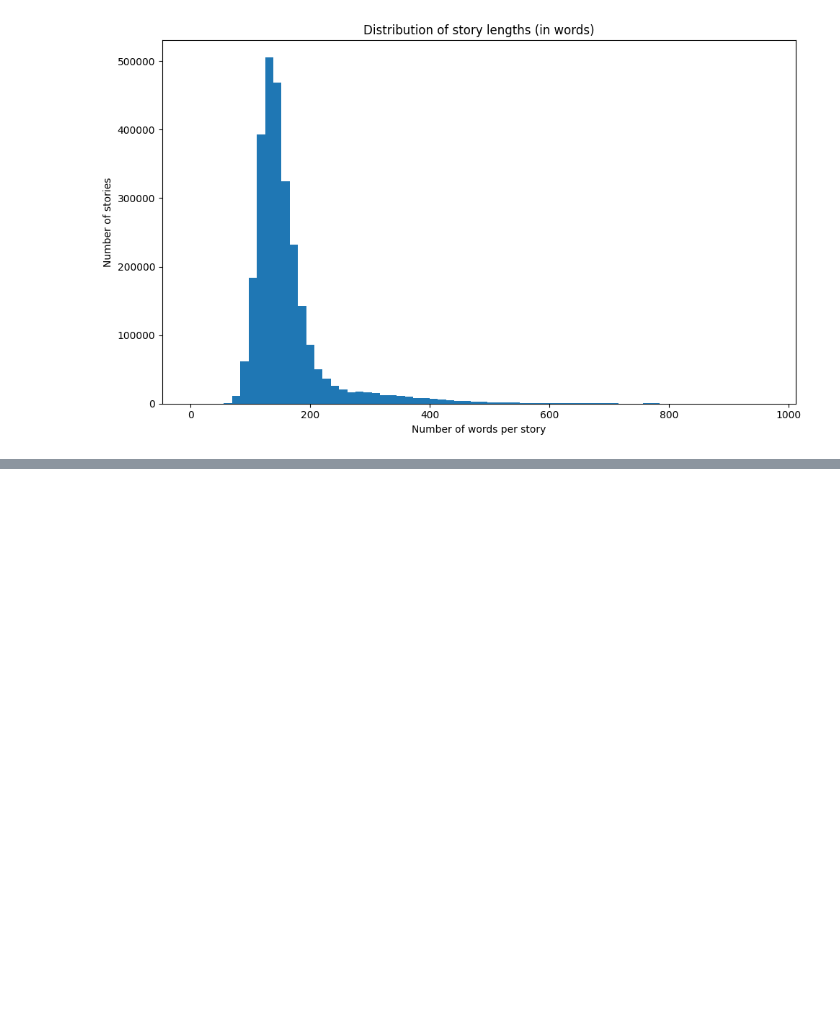
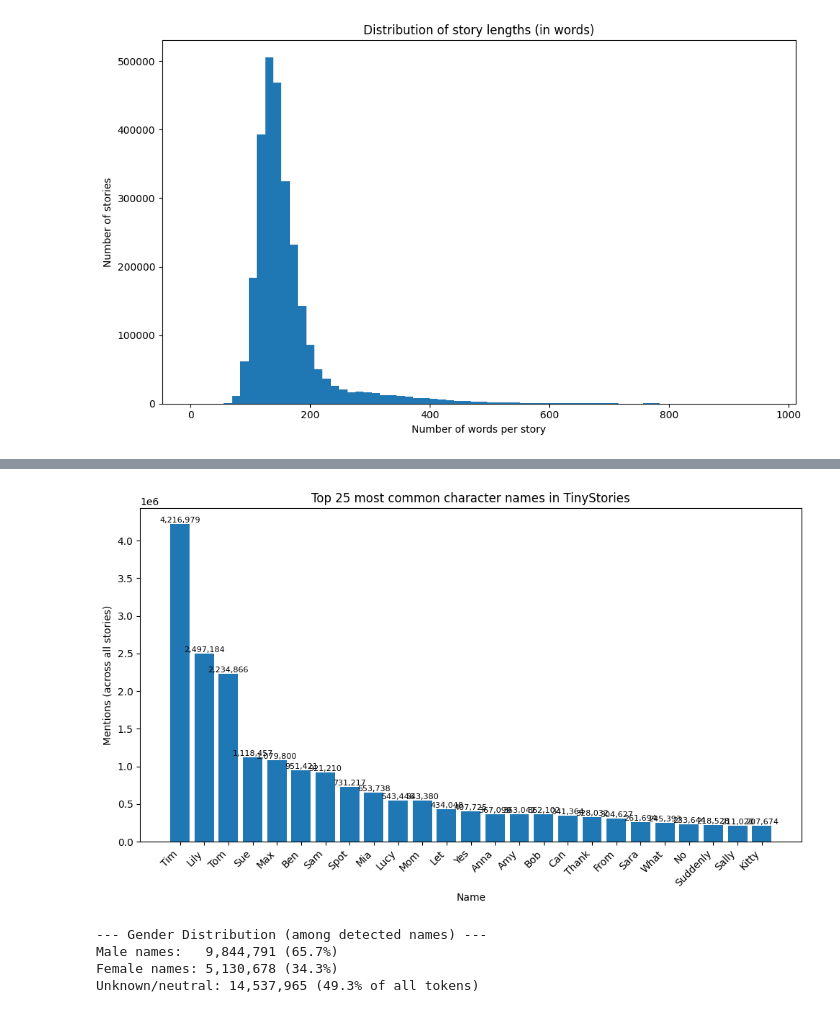
Before and after one commit to bschink/pocket-narrator, a Jupyter notebook: notebooks/data_exploration_GPT4.ipynb, the cells around one changed output, grey strips where cells are left out. Drawn from its saved outputs; the diff is of its cells as text; code cells hidden in the pictures; blank space fills up the shorter version.

```diff
--- a/notebooks/data_exploration_GPT4.ipynb
+++ b/notebooks/data_exploration_GPT4.ipynb
@@ -258,0 +405,6 @@ Top 20 most frequent words:
+# %%
+TOP_N = 10
+top_names = name_counts.most_common(TOP_N)
+
+for i, (n, c) in enumerate(top_names[:15], 1):
+    print(f"{i:>2}. {n:<15} {c:>8,}")
@@ -258,0 +442,9 @@ Top 20 most frequent words:
+# %%
+# Count names over all stories
+name_counts = Counter()
+
+for story in tqdm(stream_stories(DATA_PATH), desc="Scanning for names"):
+    for name in extract_names(story):
+        name_counts[name] += 1
+
+print(f"Unique candidate names: {len(name_counts):,}")
@@ -258,0 +453,6 @@ Top 20 most frequent words:
+# %%
+TOP_N = 25
+top_names = name_counts.most_common(TOP_N)
+
+for i, (n, c) in enumerate(top_names[:15], 1):
+    print(f"{i:>2}. {n:<15} {c:>8,}")
@@ -258,0 +475,19 @@ Top 20 most frequent words:
+# %%
+# Plot
+names  = [n for n, c in top_names]
+counts = [c for n, c in top_names]
+
+plt.figure(figsize=(10, 6))
+bars = plt.bar(range(len(names)), counts)
+plt.xticks(range(len(names)), names, rotation=45, ha="right")
+plt.title(f"Top {TOP_N} most common character names in TinyStories")
+plt.xlabel("Name")
+plt.ylabel("Mentions (across all stories)")
+
+for bar, (n, c) in zip(bars, top_names):
+    plt.text(bar.get_x() + bar.get_width()/2, bar.get_height(),
+             f"{c:,}", ha="center", va="bottom", fontsize=8)
+plt.tight_layout()
+plt.show()
+# %% [output]
+[figure, added]
@@ -258,0 +518,29 @@ Top 20 most frequent words:
+# %%
+# Count male vs female names
+gender_counts = Counter()
+
+for story in tqdm(stream_stories(DATA_PATH), desc="Analyzing gender of names"):
+    for name in extract_person_names(story):
+        if name in male_names:
+            gender_counts["male"] += 1
+        elif name in female_names:
+            gender_counts["female"] += 1
+        else:
+            gender_counts["unknown"] += 1
+
+total_known = gender_counts["male"] + gender_counts["female"]
+total_all   = sum(gender_counts.values())
+
+male_pct = gender_counts["male"] / total_known * 100 if total_known else 0
+female_pct = gender_counts["female"] / total_known * 100 if total_known else 0
+unknown_pct = gender_counts["unknown"] / total_all * 100 if total_all else 0
+
+print(f"\n--- Gender Distribution (among detected names) ---")
+print(f"Male names:   {gender_counts['male']:,} ({male_pct:.1f}%)")
+print(f"Female names: {gender_counts['female']:,} ({female_pct:.1f}%)")
+print(f"Unknown/neutral: {gender_counts['unknown']:,} ({unknown_pct:.1f}% of all tokens)\n")
+# %% [output]
+--- Gender Distribution (among detected names) ---
+Male names:   9,844,791 (65.7%)
+Female names: 5,130,678 (34.3%)
+Unknown/neutral: 14,537,965 (49.3% of all tokens)
```
Also changed, not shown: parts of 36 cells of this notebook, 5 other files.
